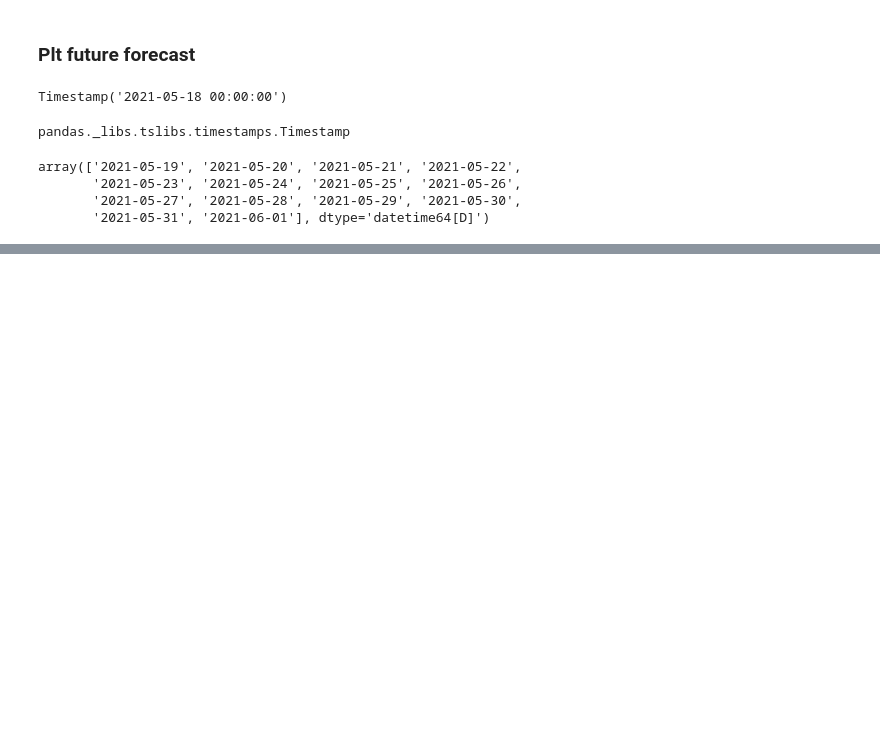
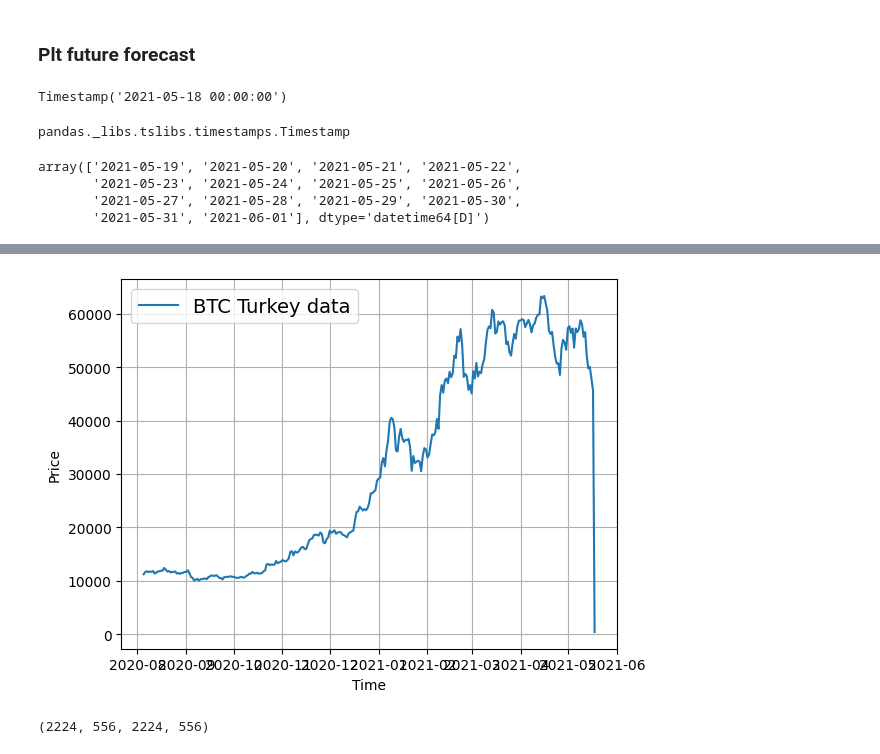
Before and after one commit to klsharma22/TensorflowCertifcationCourse, a Jupyter notebook: 10_time_series_forecasting_with_tensorflow.ipynb, the cells around one changed output, grey strips where cells are left out. Drawn from its saved outputs; the diff is of its cells as text; code cells hidden in the pictures; blank space fills up the shorter version.

```diff
--- a/10_time_series_forecasting_with_tensorflow.ipynb
+++ b/10_time_series_forecasting_with_tensorflow.ipynb
@@ -2194,0 +2197,4 @@ plot_time_series(next_time_steps, future_forecast, format='-', label= 'Predicted
+# %%
+# Let's introduce a turkey problem
+btc_price_turkey = btc_price.copy()
+btc_price_turkey[-1] = btc_price_turkey[-1] / 100
@@ -2194,0 +2215,13 @@ plot_time_series(next_time_steps, future_forecast, format='-', label= 'Predicted
+# %%
+# Plot the turkey problem data
+plot_time_series(bitcoin_prices.index, btc_price_turkey, start= 2500, format= '-', label= 'BTC Turkey data')
+# %% [output]
+[figure, added]
+# %%
+# Create train and test for turkey problem
+full_windows, full_labels = make_windows(np.array(btc_price_turkey), window_size= WINDOW_SIZE, horizon= HORIZON_SIZE)
+
+X_train, X_test, y_train, y_test = make_train_Test_splits(full_windows, full_labels)
+len(X_train), len(X_test), len(y_train), len(y_test)
+# %% [output]
+(2224, 556, 2224, 556)
```
Also changed, not shown: parts of 61 cells of this notebook.
